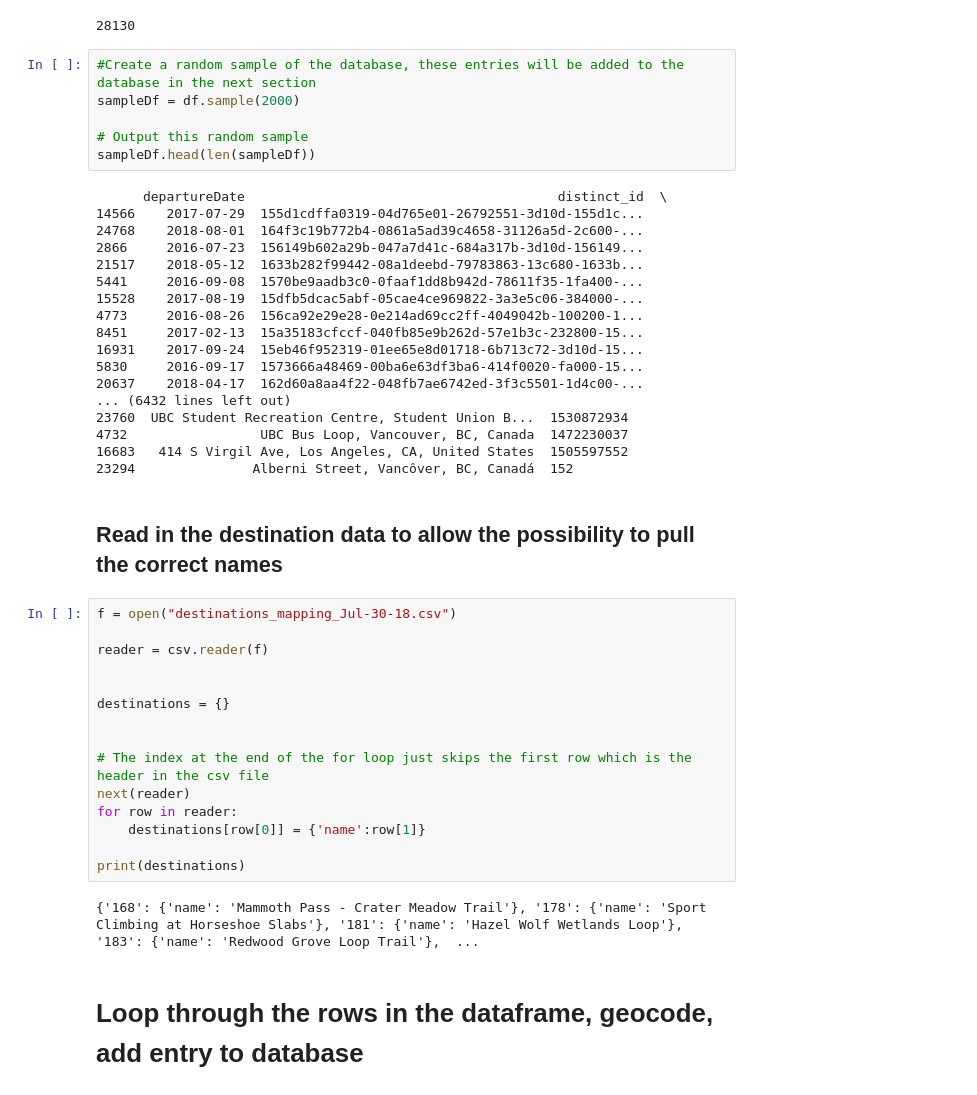
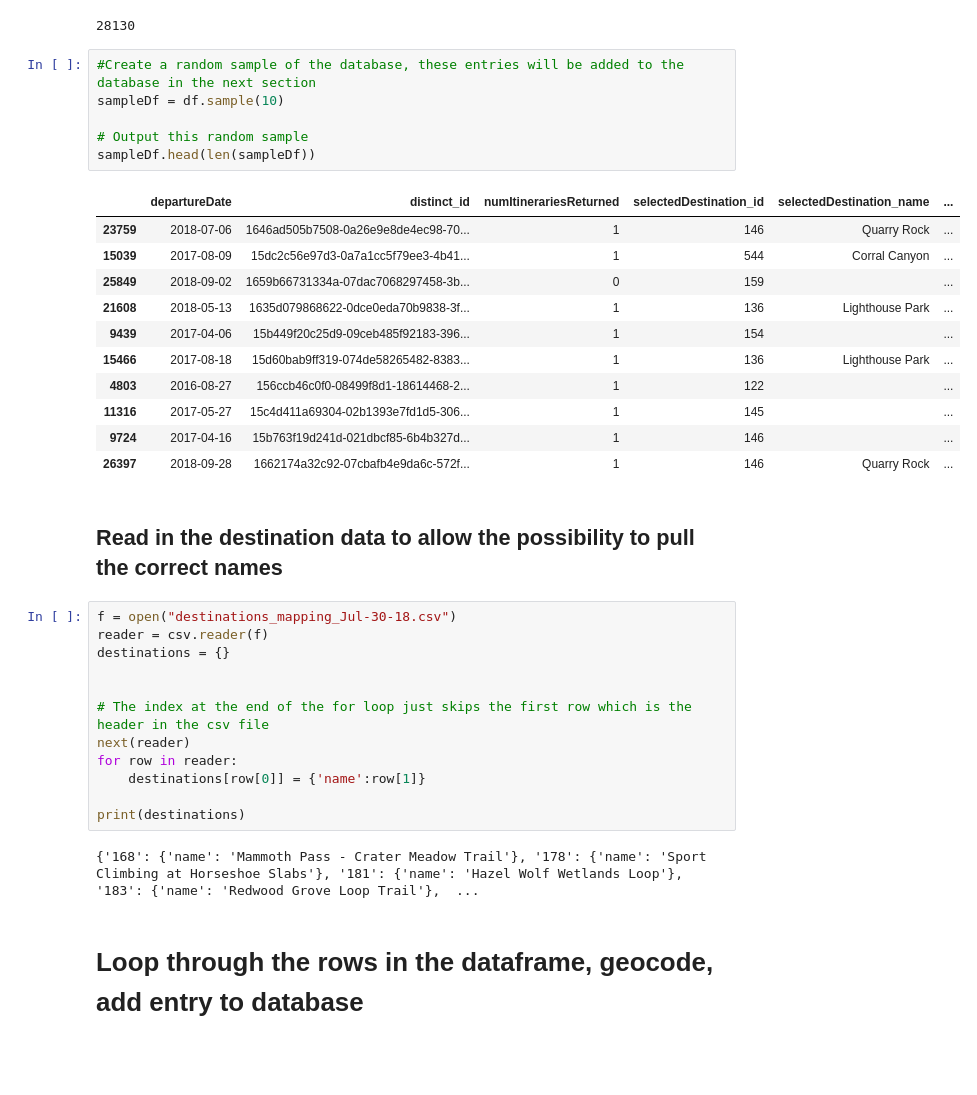
Before and after one commit to turnofftheapp/mapProj, a Jupyter notebook: wrangleDataAndFillDb.ipynb, the cells around one changed output. Drawn from its saved outputs; the diff is of its cells as text; blank space fills up the shorter version.

```diff
--- a/wrangleDataAndFillDb.ipynb
+++ b/wrangleDataAndFillDb.ipynb
@@ -178,36 +177,27 @@ len(df)
 28130
 # %%
 #Create a random sample of the database, these entries will be added to the database in the next section
-sampleDf = df.sample(2000)
+sampleDf = df.sample(10)
 
 # Output this random sample
 sampleDf.head(len(sampleDf))
 # %% [output]
-      departureDate                                        distinct_id  \
-14566    2017-07-29  155d1cdffa0319-04d765e01-26792551-3d10d-155d1c...
-24768    2018-08-01  164f3c19b772b4-0861a5ad39c4658-31126a5d-2c600-...
-2866     2016-07-23  156149b602a29b-047a7d41c-684a317b-3d10d-156149...
-21517    2018-05-12  1633b282f99442-08a1deebd-79783863-13c680-1633b...
-5441     2016-09-08  1570be9aadb3c0-0faaf1dd8b942d-78611f35-1fa400-...
-15528    2017-08-19  15dfb5dcac5abf-05cae4ce969822-3a3e5c06-384000-...
-4773     2016-08-26  156ca92e29e28-0e214ad69cc2ff-4049042b-100200-1...
-8451     2017-02-13  15a35183cfccf-040fb85e9b262d-57e1b3c-232800-15...
-16931    2017-09-24  15eb46f952319-01ee65e8d01718-6b713c72-3d10d-15...
-5830     2016-09-17  1573666a48469-00ba6e63df3ba6-414f0020-fa000-15...
-20637    2018-04-17  162d60a8aa4f22-048fb7ae6742ed-3f3c5501-1d4c00-...
-... (6432 lines left out)
-23760  UBC Student Recreation Centre, Student Union B...  1530872934
-4732                 UBC Bus Loop, Vancouver, BC, Canada  1472230037
-16683   414 S Virgil Ave, Los Angeles, CA, United States  1505597552
-23294               Alberni Street, Vancôver, BC, Canadá  152
+|  | departureDate | distinct_id | numItinerariesReturned | selectedDestination_id | selectedDestination_name | ... |
+| 23759 | 2018-07-06 | 1646ad505b7508-0a26e9e8de4ec98-70... | 1 | 146 | Quarry Rock | ... |
+| 15039 | 2017-08-09 | 15dc2c56e97d3-0a7a1cc5f79ee3-4b41... | 1 | 544 | Corral Canyon | ... |
+| 25849 | 2018-09-02 | 1659b66731334a-07dac7068297458-3b... | 0 | 159 |  | ... |
+| 21608 | 2018-05-13 | 1635d079868622-0dce0eda70b9838-3f... | 1 | 136 | Lighthouse Park | ... |
+| 9439 | 2017-04-06 | 15b449f20c25d9-09ceb485f92183-396... | 1 | 154 |  | ... |
+| 15466 | 2017-08-18 | 15d60bab9ff319-074de58265482-8383... | 1 | 136 | Lighthouse Park | ... |
+| 4803 | 2016-08-27 | 156ccb46c0f0-08499f8d1-18614468-2... | 1 | 122 |  | ... |
+| 11316 | 2017-05-27 | 15c4d411a69304-02b1393e7fd1d5-306... | 1 | 145 |  | ... |
+| 9724 | 2017-04-16 | 15b763f19d241d-021dbcf85-6b4b327d... | 1 | 146 |  | ... |
+| 26397 | 2018-09-28 | 1662174a32c92-07cbafb4e9da6c-572f... | 1 | 146 | Quarry Rock | ... |
 # %% [markdown]
 ## Read in the destination data to allow the possibility to pull the correct names
 # %%
 f = open("destinations_mapping_Jul-30-18.csv")
-
 reader = csv.reader(f)
-
-
 destinations = {}
 
 
```
Also changed, not shown: parts of 3 cells of this notebook, 6 other files.
